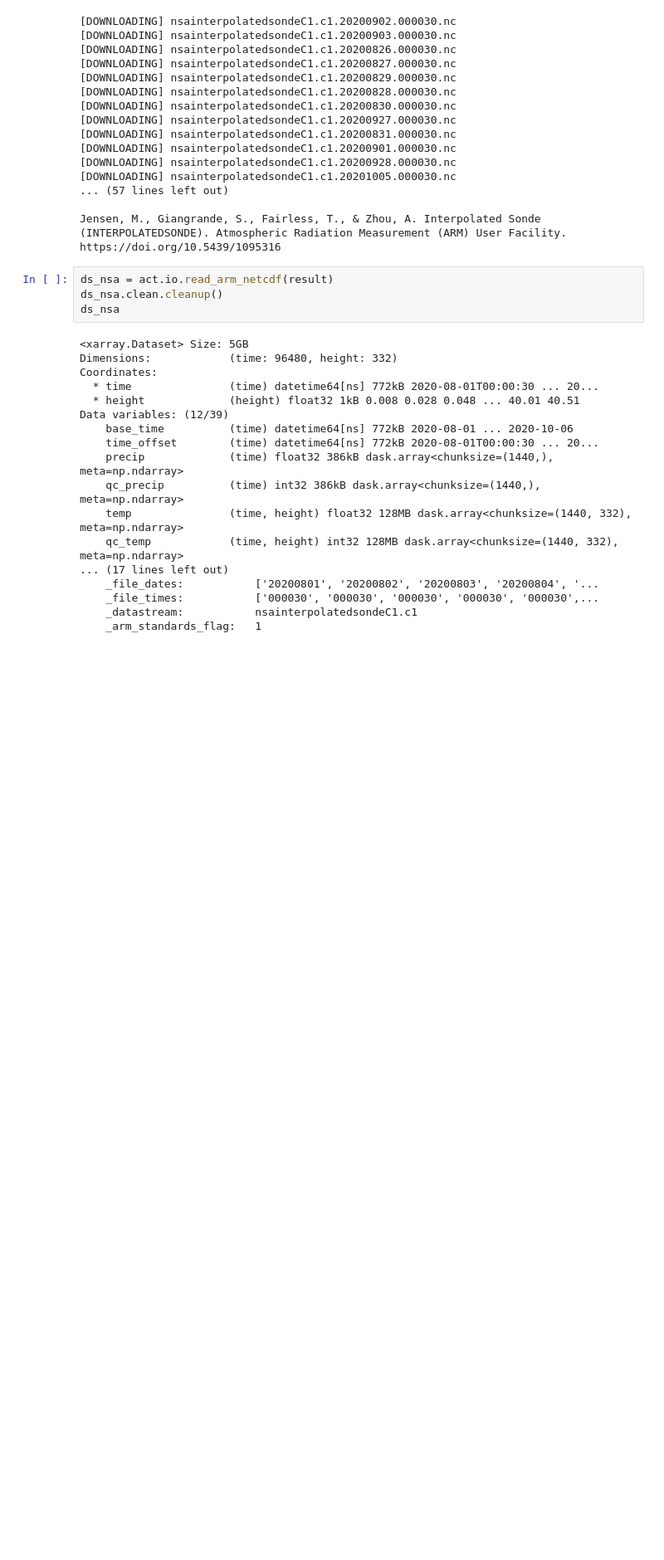
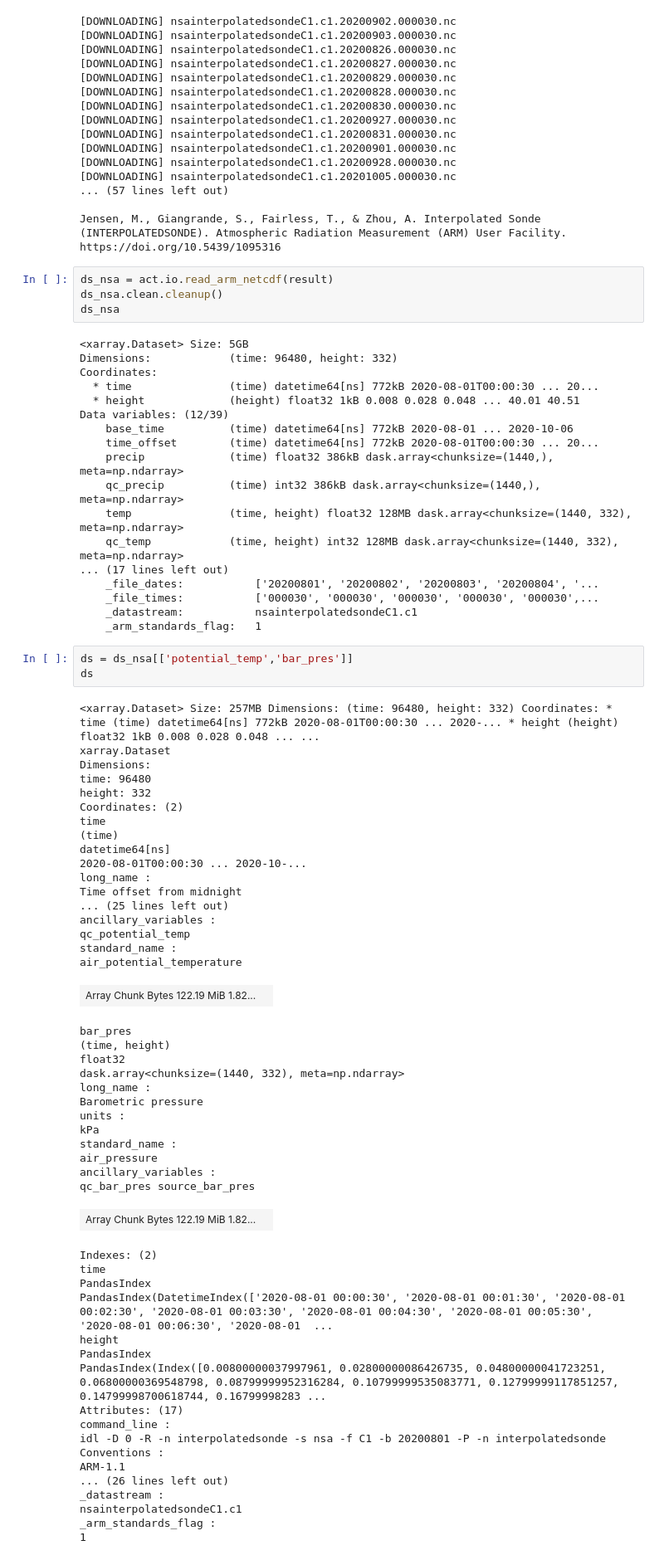
Before and after one commit to snsharma25/ARM-2024-high-latitude, a Jupyter notebook: notebooks/CAO_Identification.ipynb, the cells around one changed output. Shown: that part at 83% size. Cells and saved outputs as stored; diff of their text form; blank space fills up the shorter version.

```diff
--- a/notebooks/CAO_Identification.ipynb
+++ b/notebooks/CAO_Identification.ipynb
@@ -194,3 +207,55 @@ Data variables: (12/39)
     _file_times:           ['000030', '000030', '000030', '000030', '000030',...
     _datastream:           nsainterpolatedsondeC1.c1
     _arm_standards_flag:   1
+# %%
+ds = ds_nsa[['potential_temp','bar_pres']]
+ds
+# %% [output]
+<xarray.Dataset> Size: 257MB Dimensions: (time: 96480, height: 332) Coordinates: * time (time) datetime64[ns] 772kB 2020-08-01T00:00:30 ... 2020-... * height (height) float32 1kB 0.008 0.028 0.048 ... ...
+xarray.Dataset
+Dimensions:
+time: 96480
+height: 332
+Coordinates: (2)
+time
+(time)
+datetime64[ns]
+2020-08-01T00:00:30 ... 2020-10-...
+long_name :
+Time offset from midnight
+... (25 lines left out)
+ancillary_variables :
+qc_potential_temp
+standard_name :
+air_potential_temperature
+| Array Chunk Bytes 122.19 MiB 1.82... |  |
+bar_pres
+(time, height)
+float32
+dask.array<chunksize=(1440, 332), meta=np.ndarray>
+long_name :
+Barometric pressure
+units :
+kPa
+standard_name :
+air_pressure
+ancillary_variables :
+qc_bar_pres source_bar_pres
+| Array Chunk Bytes 122.19 MiB 1.82... |  |
+Indexes: (2)
+time
+PandasIndex
+PandasIndex(DatetimeIndex(['2020-08-01 00:00:30', '2020-08-01 00:01:30', '2020-08-01 00:02:30', '2020-08-01 00:03:30', '2020-08-01 00:04:30', '2020-08-01 00:05:30', '2020-08-01 00:06:30', '2020-08-01  ...
+height
+PandasIndex
+PandasIndex(Index([0.00800000037997961, 0.02800000086426735, 0.04800000041723251, 0.06800000369548798, 0.08799999952316284, 0.10799999535083771, 0.12799999117851257, 0.14799998700618744, 0.16799998283 ...
+Attributes: (17)
+command_line :
+idl -D 0 -R -n interpolatedsonde -s nsa -f C1 -b 20200801 -P -n interpolatedsonde
+Conventions :
+ARM-1.1
+... (26 lines left out)
+_datastream :
+nsainterpolatedsondeC1.c1
+_arm_standards_flag :
+1
```
Also changed, not shown: parts of 7 cells of this notebook.
